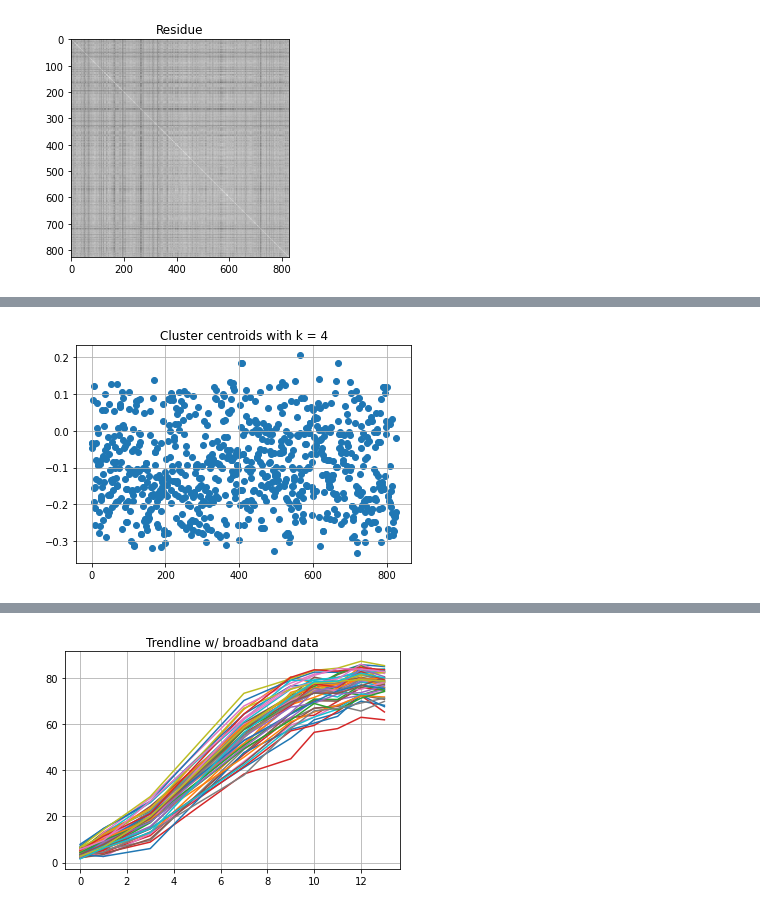
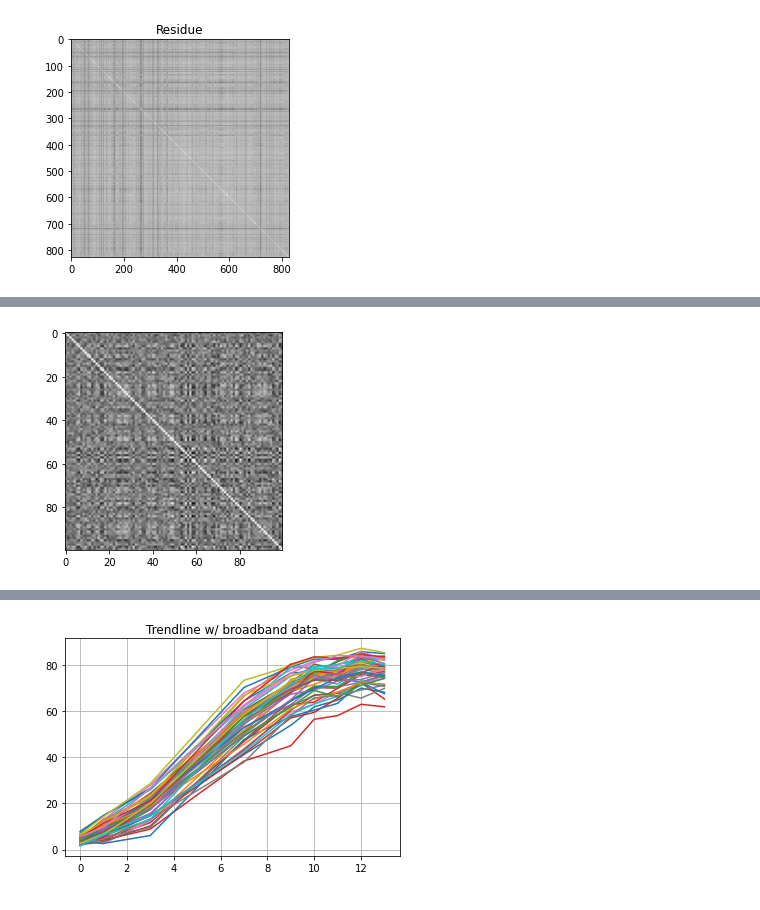
Before and after one commit to AI-VTRC/XAI-for-Policy, a Jupyter notebook: datasets/laws/data_pipeline.ipynb, the cells around one changed output, grey strips where cells are left out. Cells and saved outputs as stored; diff of their text form; code cells hidden in the pictures.

```diff
--- a/datasets/laws/data_pipeline.ipynb
+++ b/datasets/laws/data_pipeline.ipynb
@@ -162,3 +171,9 @@ plt.show()
+# %%
+#correlation matrix on document embedding - Minh
+plt.imshow(np.corrcoef(document_embeddings.T), 'gray')
+plt.show()
+# %% [output]
+[figure, added]
 # %%
 ### Clustering - 2
 # %%
@@ -178,9 +193,2 @@ def knn(data, k):
 # %%
 clusters = knn(matrix, K) #generate neighborhood clusters, each of size K
-# %%
-plt.title(f"Cluster centroids with k = {K}")
-plt.scatter(np.arange(len(clusters)), [document_embeddings[x].mean() for x in clusters])
-plt.grid()
-plt.show()
-# %% [output]
-[figure, removed]
```
Also changed, not shown: parts of 13 cells of this notebook.
